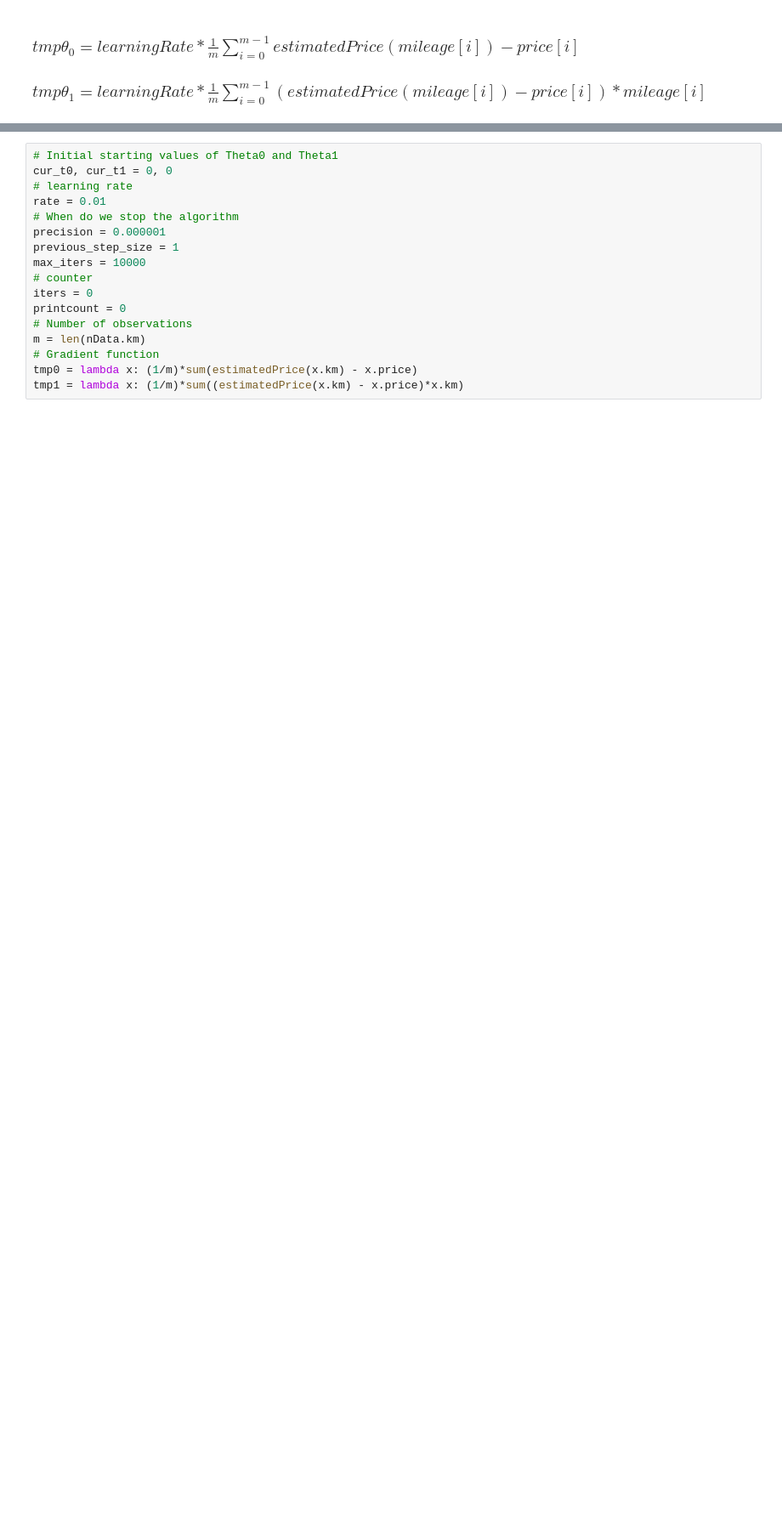
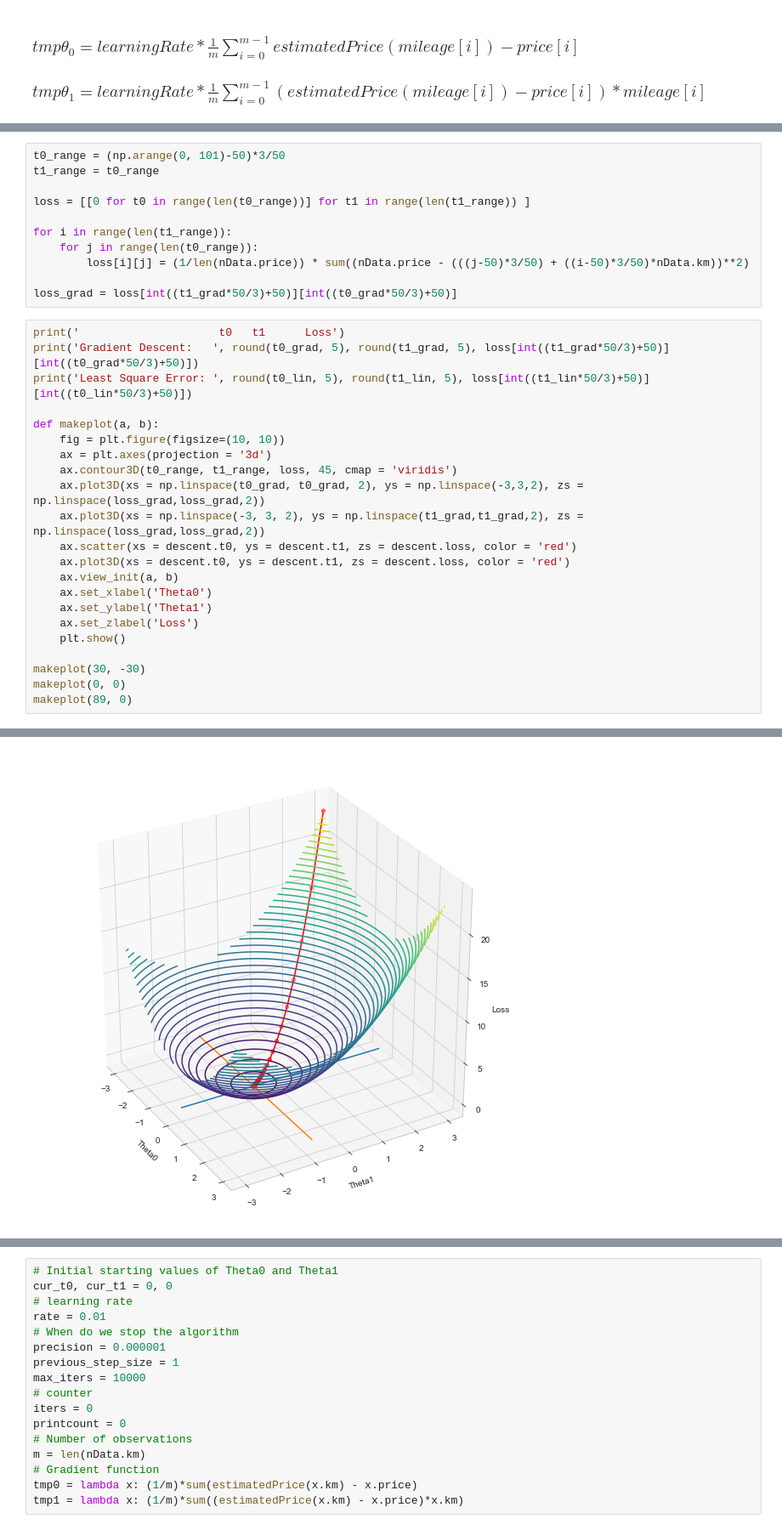
Before and after one commit to SebastienMoeller/A-Team, a Jupyter notebook: notebook.ipynb, the cells around one changed output, grey strips where cells are left out. Shown at 85% size. Saved outputs shown, nothing was run; the diff lists cells and outputs as text; blank space fills up the shorter version.

```diff
--- a/notebook.ipynb
+++ b/notebook.ipynb
@@ -133,0 +238,34 @@ Theta1:  -0.85614
+# %%
+t0_range = (np.arange(0, 101)-50)*3/50
+t1_range = t0_range
+
+loss = [[0 for t0 in range(len(t0_range))] for t1 in range(len(t1_range)) ]
+
+for i in range(len(t1_range)):
+    for j in range(len(t0_range)):
+        loss[i][j] = (1/len(nData.price)) * sum((nData.price - (((j-50)*3/50) + ((i-50)*3/50)*nData.km))**2)
+
+loss_grad = loss[int((t1_grad*50/3)+50)][int((t0_grad*50/3)+50)]
+# %%
+print('                     t0   t1      Loss')
+print('Gradient Descent:   ', round(t0_grad, 5), round(t1_grad, 5), loss[int((t1_grad*50/3)+50)][int((t0_grad*50/3)+50)])
+print('Least Square Error: ', round(t0_lin, 5), round(t1_lin, 5), loss[int((t1_lin*50/3)+50)][int((t0_lin*50/3)+50)])
+
+def makeplot(a, b):
+    fig = plt.figure(figsize=(10, 10))
+    ax = plt.axes(projection = '3d')
+    ax.contour3D(t0_range, t1_range, loss, 45, cmap = 'viridis')
+    ax.plot3D(xs = np.linspace(t0_grad, t0_grad, 2), ys = np.linspace(-3,3,2), zs = np.linspace(loss_grad,loss_grad,2))
+    ax.plot3D(xs = np.linspace(-3, 3, 2), ys = np.linspace(t1_grad,t1_grad,2), zs = np.linspace(loss_grad,loss_grad,2))
+    ax.scatter(xs = descent.t0, ys = descent.t1, zs = descent.loss, color = 'red')
+    ax.plot3D(xs = descent.t0, ys = descent.t1, zs = descent.loss, color = 'red')
+    ax.view_init(a, b)
+    ax.set_xlabel('Theta0')
+    ax.set_ylabel('Theta1')
+    ax.set_zlabel('Loss')
+    plt.show()
+
+makeplot(30, -30)
+makeplot(0, 0)
+makeplot(89, 0)
+# %% [output]
@@ -133,0 +275 @@ Theta1:  -0.85614
+[figure, added]
```
Also changed, not shown: parts of 14 cells of this notebook.
